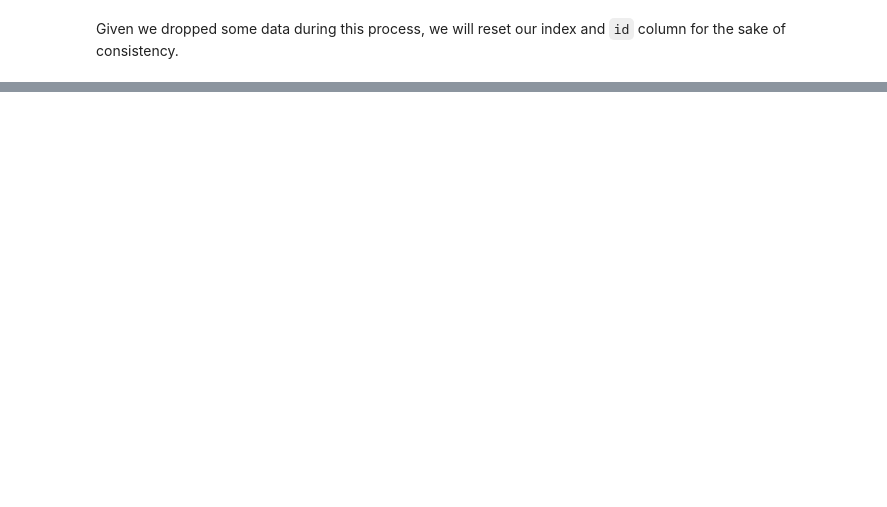
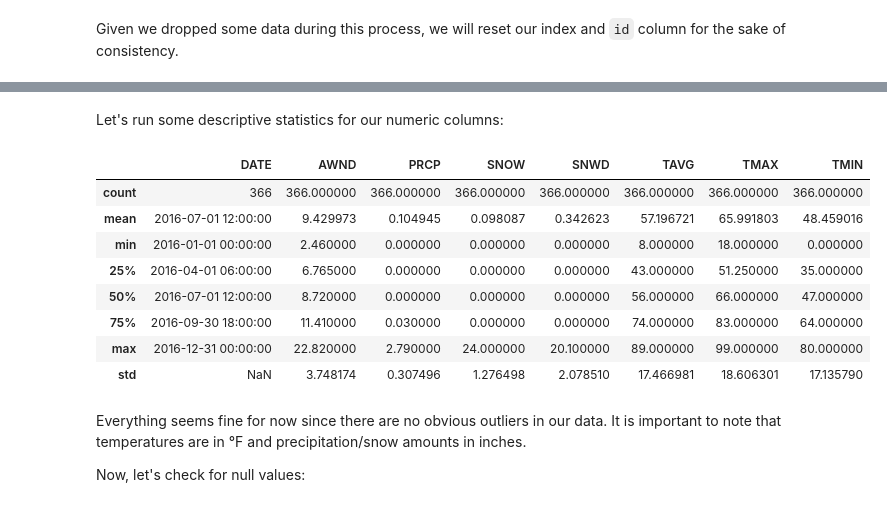
Before and after one commit to father-tom/Projects, a Jupyter notebook: Notebooks/CitiBike Rental Data Project.ipynb, the cells around one changed output, grey strips where cells are left out. Saved outputs shown, nothing was run; the diff lists cells and outputs as text; code cells hidden in the pictures; blank space fills up the shorter version.

```diff
--- a/Notebooks/CitiBike Rental Data Project.ipynb
+++ b/Notebooks/CitiBike Rental Data Project.ipynb
@@ -403,0 +436,2 @@ df_bike.tail()
+# %%
+df_weather.drop(['STATION', 'NAME', 'PGTM', 'TSUN', 'WDF2', 'WDF5', 'WSF2', 'WSF5'], axis=1, inplace=True)
@@ -403,0 +454,2 @@ df_bike.tail()
+# %%
+df_weather['DATE'] = pd.to_datetime(df_weather['DATE'], yearfirst=True)
@@ -403,0 +468,18 @@ df_bike.tail()
+# %% [markdown]
+Let's run some descriptive statistics for our numeric columns:
+# %%
+df_weather.describe()
+# %% [output]
+|  | DATE | AWND | PRCP | SNOW | SNWD | TAVG | TMAX | TMIN |
+| count | 366 | 366.000000 | 366.000000 | 366.000000 | 366.000000 | 366.000000 | 366.000000 | 366.000000 |
+| mean | 2016-07-01 12:00:00 | 9.429973 | 0.104945 | 0.098087 | 0.342623 | 57.196721 | 65.991803 | 48.459016 |
+| min | 2016-01-01 00:00:00 | 2.460000 | 0.000000 | 0.000000 | 0.000000 | 8.000000 | 18.000000 | 0.000000 |
+| 25% | 2016-04-01 06:00:00 | 6.765000 | 0.000000 | 0.000000 | 0.000000 | 43.000000 | 51.250000 | 35.000000 |
+| 50% | 2016-07-01 12:00:00 | 8.720000 | 0.000000 | 0.000000 | 0.000000 | 56.000000 | 66.000000 | 47.000000 |
+| 75% | 2016-09-30 18:00:00 | 11.410000 | 0.030000 | 0.000000 | 0.000000 | 74.000000 | 83.000000 | 64.000000 |
+| max | 2016-12-31 00:00:00 | 22.820000 | 2.790000 | 24.000000 | 20.100000 | 89.000000 | 99.000000 | 80.000000 |
+| std | NaN | 3.748174 | 0.307496 | 1.276498 | 2.078510 | 17.466981 | 18.606301 | 17.135790 |
+# %% [markdown]
+Everything seems fine for now since there are no obvious outliers in our data. It is important to note that temperatures are in °F and precipitation/snow amounts in inches.
+
+Now, let's check for null values:
```
Also changed, not shown: parts of 17 cells of this notebook.
